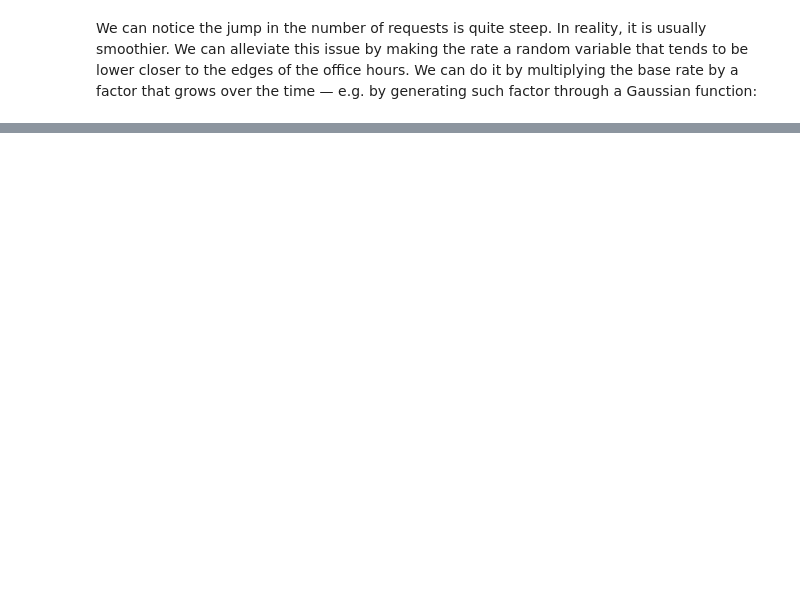
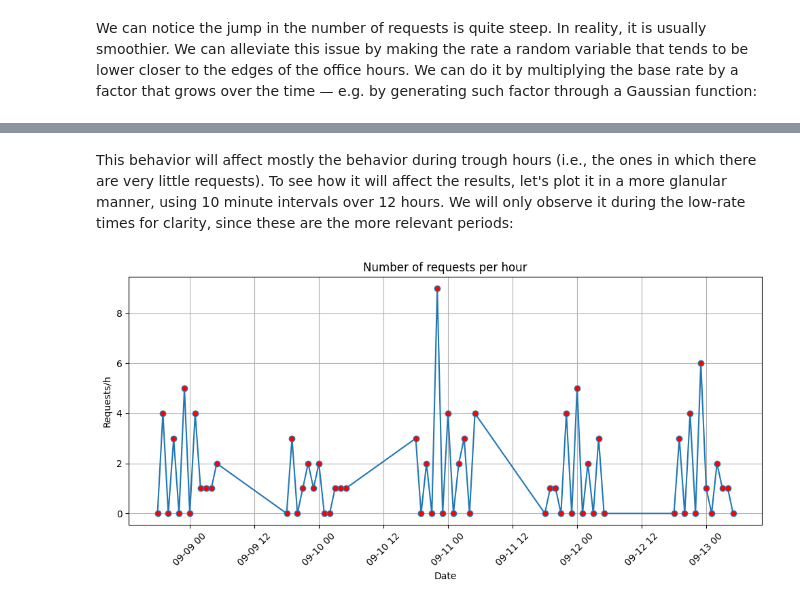
Before and after one commit to brandizzi/AEDI2025, a Jupyter notebook: RateAccessMonteCArlo.ipynb, the cells around one changed output, grey strips where cells are left out. Cells and saved outputs as stored; diff of their text form; code cells hidden in the pictures; blank space fills up the shorter version.

Commit message:
Made the hawkes thing. now formatting, editing text etc.

```diff
--- a/RateAccessMonteCArlo.ipynb
+++ b/RateAccessMonteCArlo.ipynb
@@ -253,0 +324,18 @@ plot_simulation(event_simulation, marker='o')
+# %% [markdown]
+This behavior will affect mostly the behavior during trough hours (i.e., the ones in which there are very little requests). To see how it will affect the results, let's plot it in a more glanular manner, using 10 minute intervals over 12 hours. We will only observe it during the low-rate times for clarity, since these are the more relevant periods:
+# %%
+horizon = 12
+
+start_time = D('2025-09-08 18:00')
+
+model = HawkesModel()
+
+event_simulation = simulate_requests(model, D('2025-09-08 18:00'), horizon, 1)
+event_simulation |= simulate_requests(model, D('2025-09-09 18:00'), horizon, 1)
+event_simulation |= simulate_requests(model, D('2025-09-10 18:00'), horizon, 1)
+event_simulation |= simulate_requests(model, D('2025-09-11 18:00'), horizon, 1)
+event_simulation |= simulate_requests(model, D('2025-09-12 18:00'), horizon, 1)
+
+plot_simulation(event_simulation, marker='o')
+# %% [output]
+[figure, added]
```
Also changed, not shown: parts of 14 cells of this notebook.
